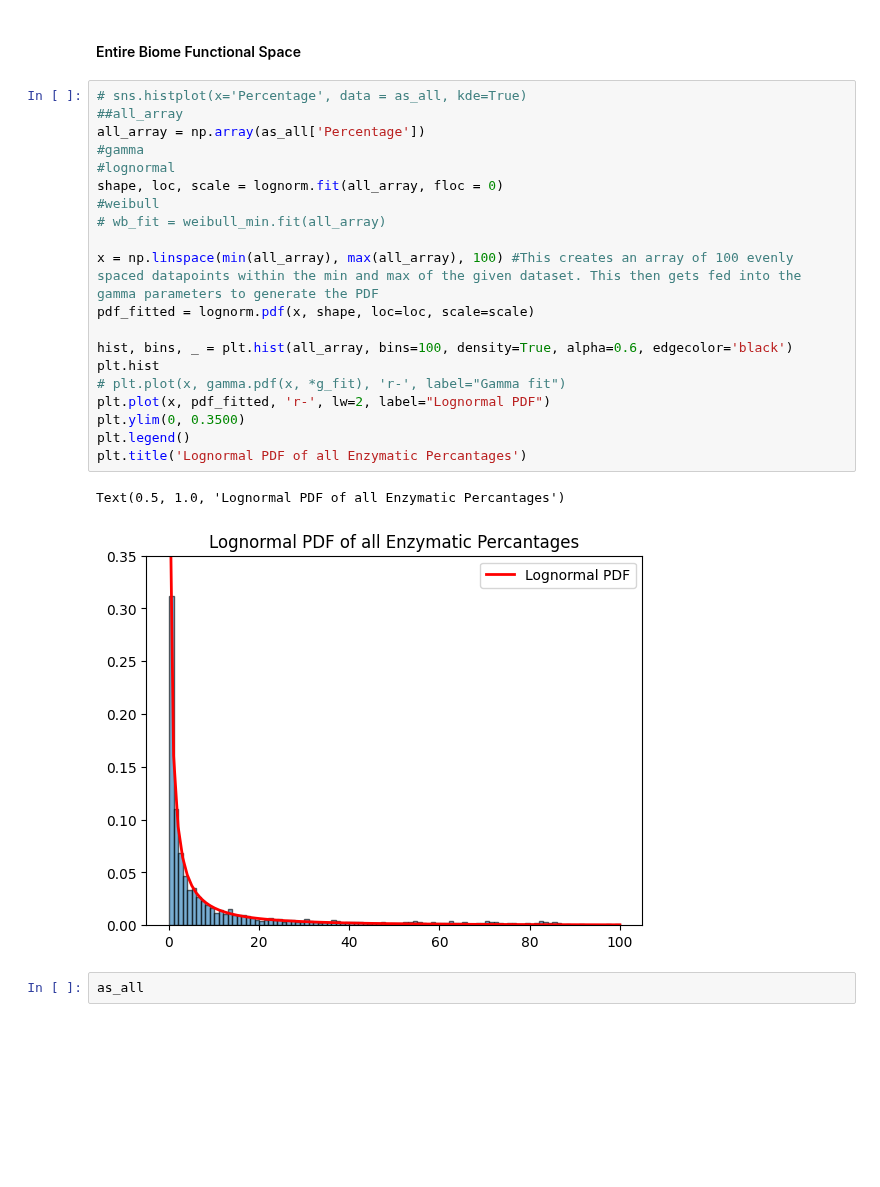
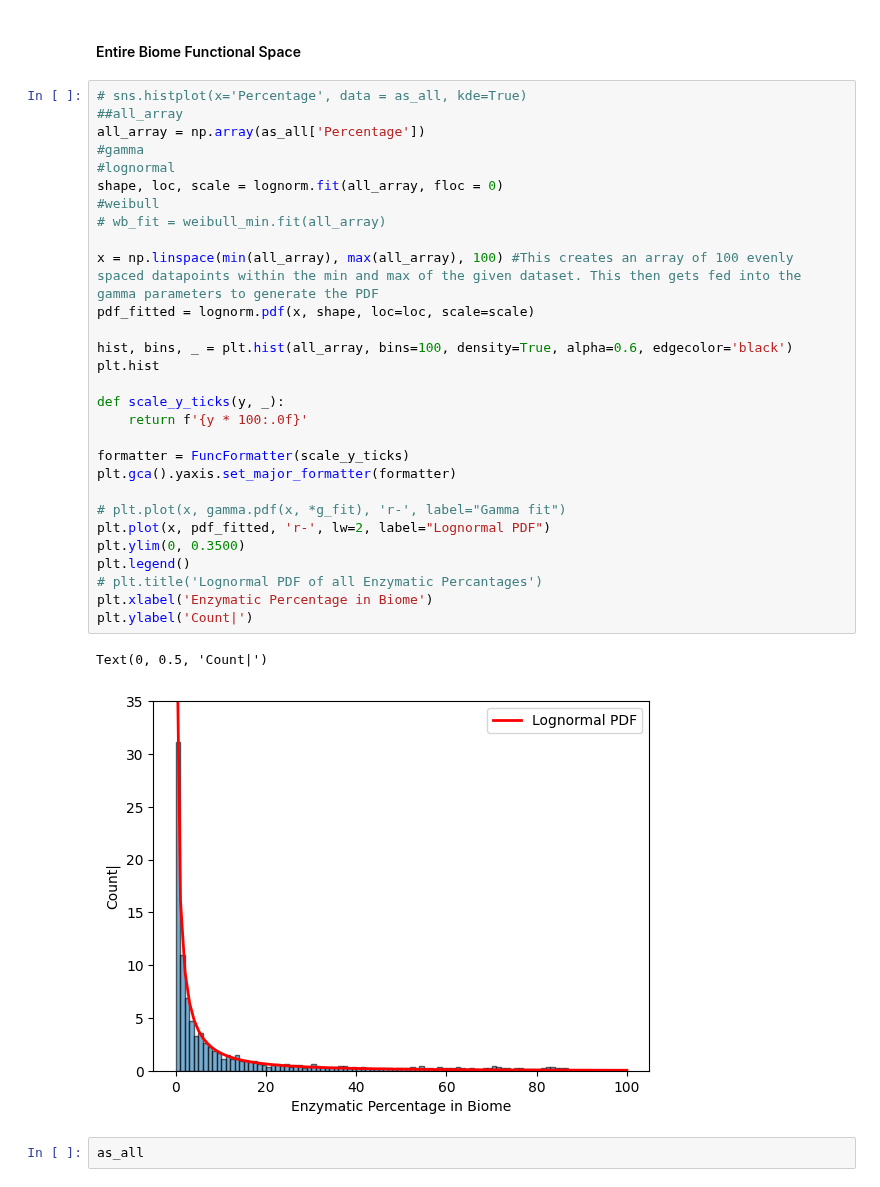
Before and after one commit to jtdocter27/EcoDr, a Jupyter notebook: EnCen/Figures for paper/as_specic_figures.ipynb, the cells around one changed output. Cells and saved outputs as stored; diff of their text form; blank space fills up the shorter version.

```diff
--- a/EnCen/Figures for paper/as_specic_figures.ipynb
+++ b/EnCen/Figures for paper/as_specic_figures.ipynb
@@ -14,26 +15,35 @@ as_present = pd.read_excel('Only Present Enzyme Biome Synbio Top Match EC Compar
 # %%
 # sns.histplot(x='Percentage', data = as_all, kde=True)
 ##all_array
 all_array = np.array(as_all['Percentage'])
 #gamma
 #lognormal
 shape, loc, scale = lognorm.fit(all_array, floc = 0)
 #weibull
 # wb_fit = weibull_min.fit(all_array)
 
 x = np.linspace(min(all_array), max(all_array), 100) #This creates an array of 100 evenly spaced datapoints within the min and max of the given dataset. This then gets fed into the gamma parameters to generate the PDF
 pdf_fitted = lognorm.pdf(x, shape, loc=loc, scale=scale)
 
 hist, bins, _ = plt.hist(all_array, bins=100, density=True, alpha=0.6, edgecolor='black')
 plt.hist
+
+def scale_y_ticks(y, _):
+    return f'{y * 100:.0f}'
+
+formatter = FuncFormatter(scale_y_ticks)
+plt.gca().yaxis.set_major_formatter(formatter)
+
 # plt.plot(x, gamma.pdf(x, *g_fit), 'r-', label="Gamma fit")
 plt.plot(x, pdf_fitted, 'r-', lw=2, label="Lognormal PDF")
 plt.ylim(0, 0.3500)
 plt.legend()
-plt.title('Lognormal PDF of all Enzymatic Percantages')
+# plt.title('Lognormal PDF of all Enzymatic Percantages')
+plt.xlabel('Enzymatic Percentage in Biome')
+plt.ylabel('Count|')
 # %% [output]
-Text(0.5, 1.0, 'Lognormal PDF of all Enzymatic Percantages')
+Text(0, 0.5, 'Count|')
-[figure, old version]
+[figure, new version]
 # %%
 as_all
 # %% [output]
```
Also changed, not shown: parts of 2 cells of this notebook.
